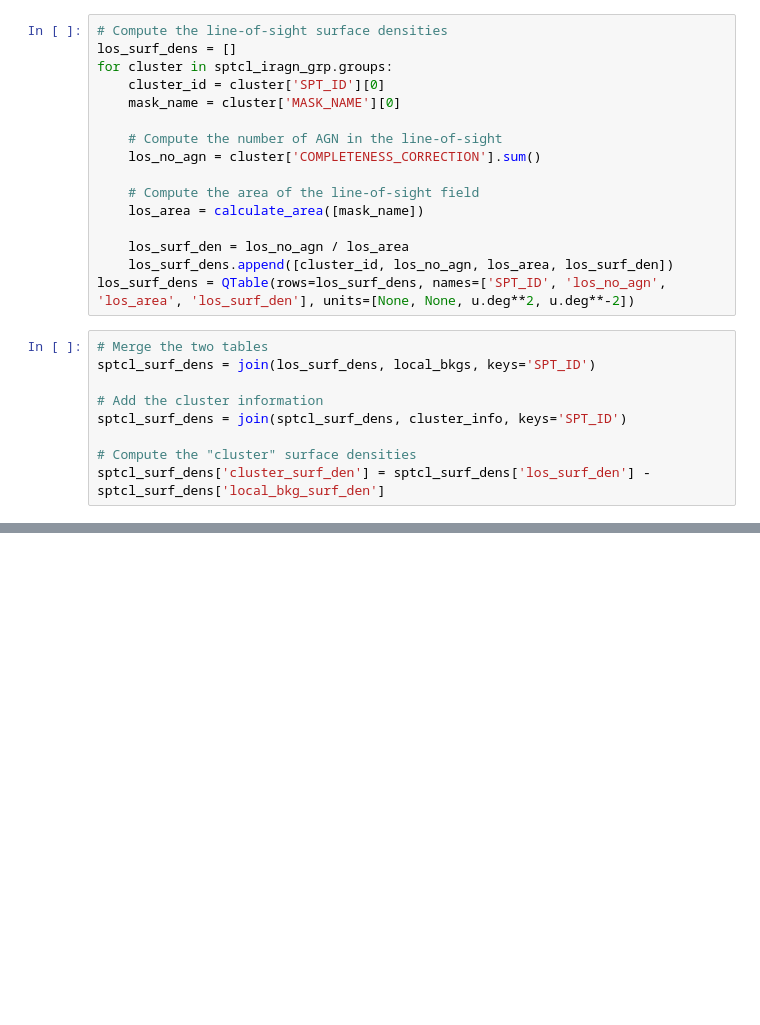
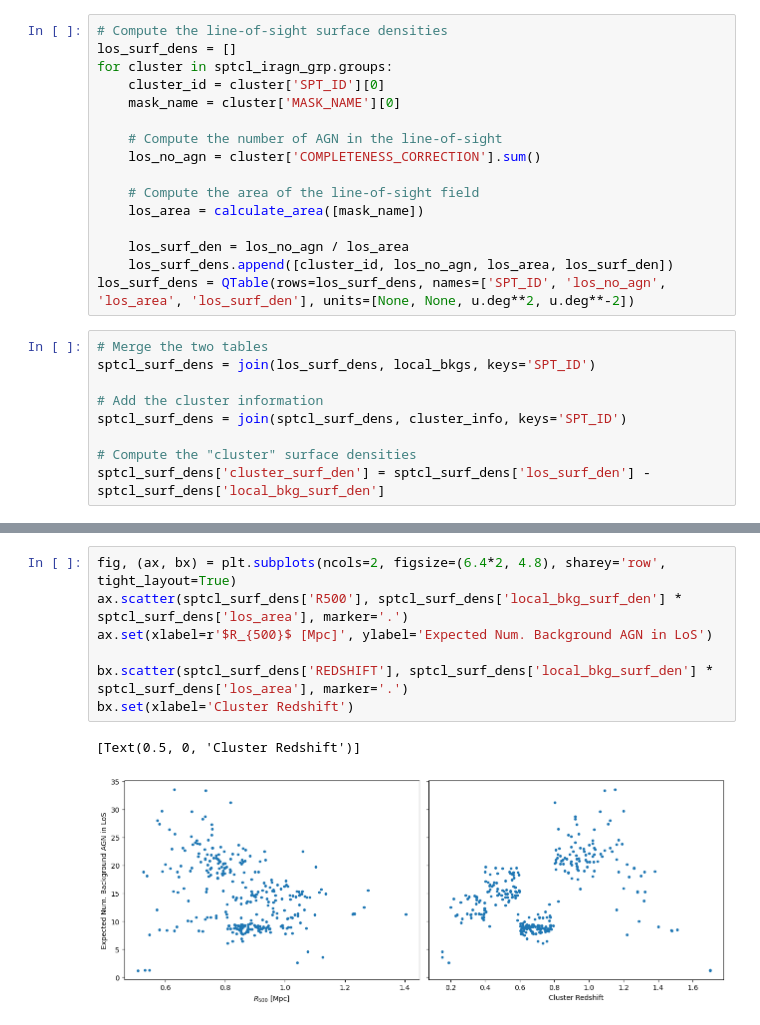
Before and after one commit to floydie7/SPT_AGN, a Jupyter notebook: SPT-local_bkg_SNR_plots.ipynb, the cells around one changed output, grey strips where cells are left out. Saved outputs shown, nothing was run; the diff lists cells and outputs as text; blank space fills up the shorter version.

```diff
--- a/SPT-local_bkg_SNR_plots.ipynb
+++ b/SPT-local_bkg_SNR_plots.ipynb
@@ -94,3 +113,13 @@ sptcl_surf_dens['snr'] = cluster_excess / field_err
+# %%
+fig, (ax, bx) = plt.subplots(ncols=2, figsize=(6.4*2, 4.8), sharey='row', tight_layout=True)
+ax.scatter(sptcl_surf_dens['R500'], sptcl_surf_dens['local_bkg_surf_den'] * sptcl_surf_dens['los_area'], marker='.')
+ax.set(xlabel=r'$R_{500}$ [Mpc]', ylabel='Expected Num. Background AGN in LoS')
+
+bx.scatter(sptcl_surf_dens['REDSHIFT'], sptcl_surf_dens['local_bkg_surf_den'] * sptcl_surf_dens['los_area'], marker='.')
+bx.set(xlabel='Cluster Redshift')
+# %% [output]
+[Text(0.5, 0, 'Cluster Redshift')]
+[figure, added]
 # %%
 sptcl_surf_dens['local_bkg_surf_den']
 # %% [output]
```
Also changed, not shown: parts of 27 cells of this notebook, 1 other file.
